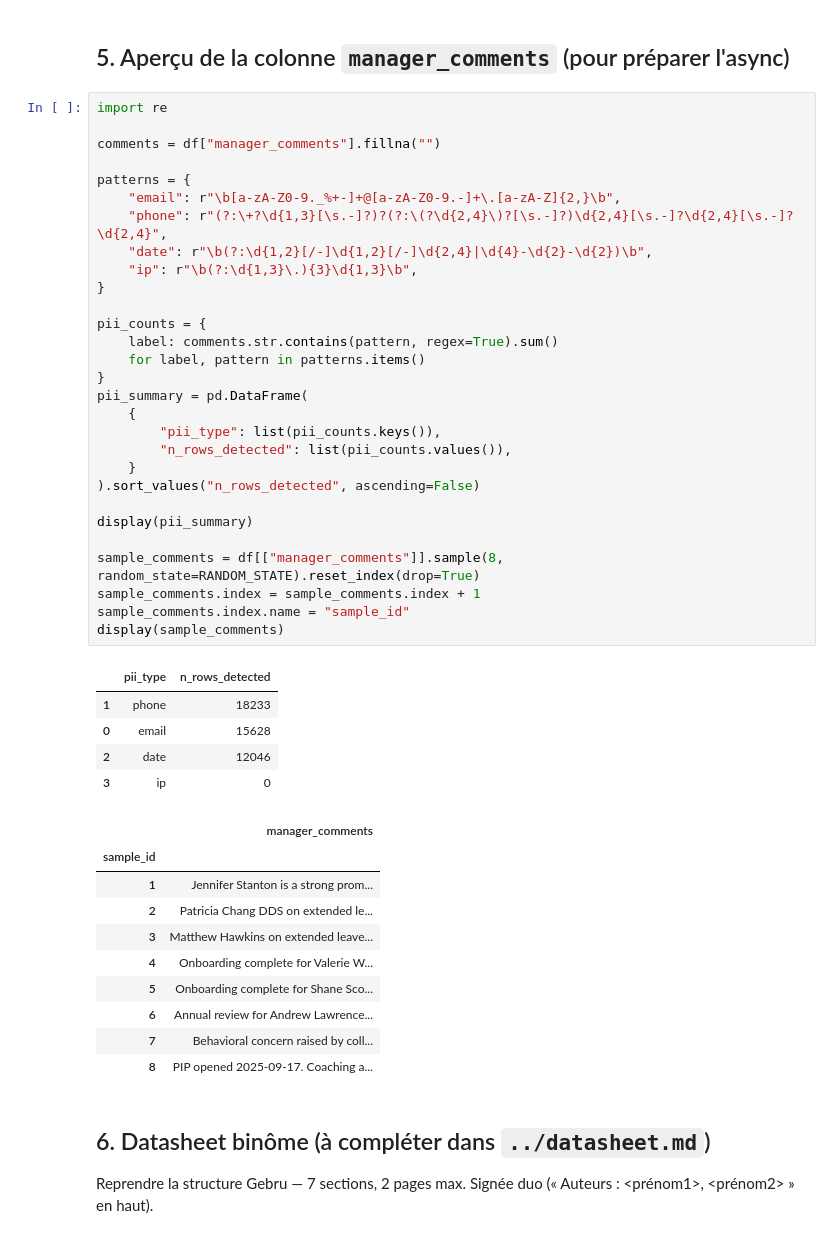
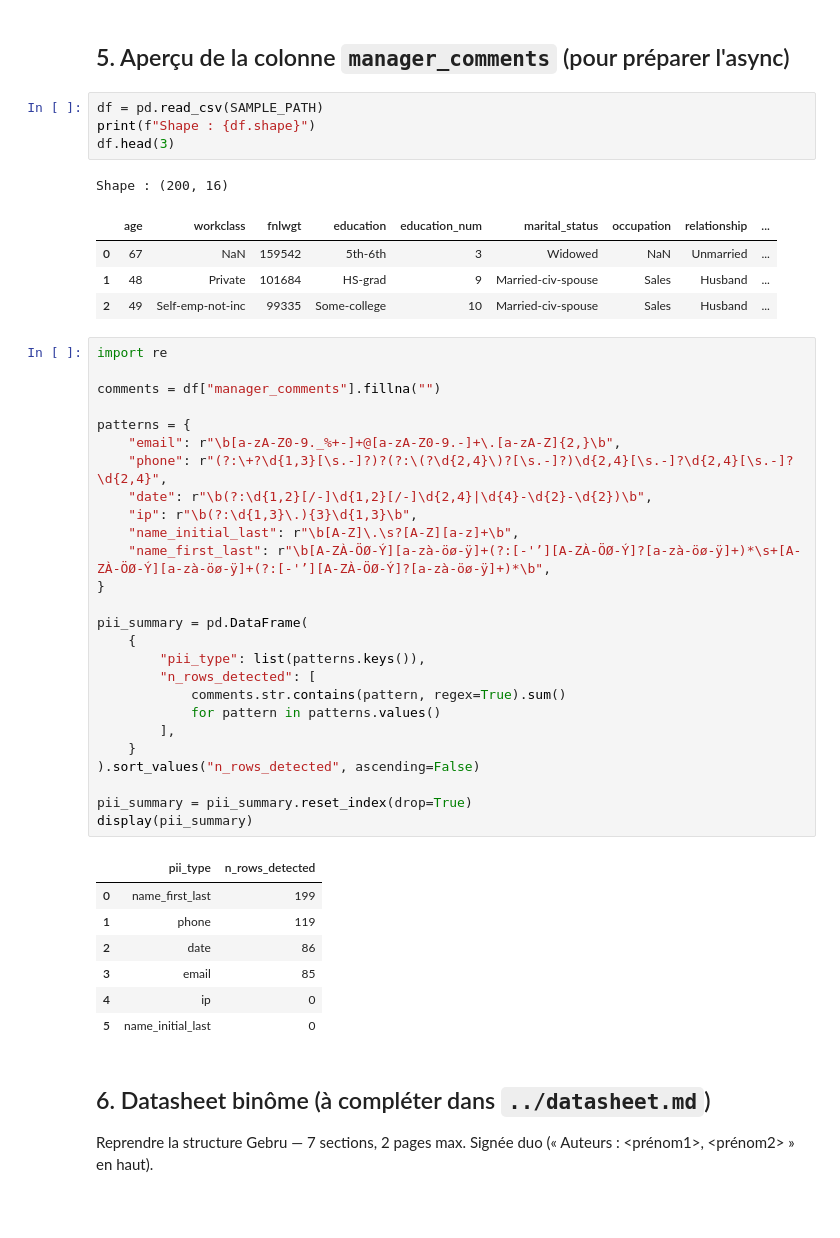
Before and after one commit to Franck-Beugnet/M2-B2-athena-celia-franck, a Jupyter notebook: notebooks/M2-B2_audit_celia_franck.ipynb, the cells around one changed output. Saved outputs shown, nothing was run; the diff lists cells and outputs as text; blank space fills up the shorter version.

Commit message:
task6(exploration): analyse des PII dans managers_comments

```diff
--- a/notebooks/M2-B2_audit_celia_franck.ipynb
+++ b/notebooks/M2-B2_audit_celia_franck.ipynb
@@ -426,51 +426,50 @@ Utiliser `fnlwgt` ou `education_num` comme features peut induire une **discrimin
 > *À recopier dans `../datasheet.md`, section Composition / Risques.*
 # %% [markdown]
 ## 5. Aperçu de la colonne `manager_comments` (pour préparer l'async)
+# %%
+df = pd.read_csv(SAMPLE_PATH)
+print(f"Shape : {df.shape}")
+df.head(3)
+# %% [output]
+Shape : (200, 16)
+|  | age | workclass | fnlwgt | education | education_num | marital_status | occupation | relationship | ... |
+| 0 | 67 | NaN | 159542 | 5th-6th | 3 | Widowed | NaN | Unmarried | ... |
+| 1 | 48 | Private | 101684 | HS-grad | 9 | Married-civ-spouse | Sales | Husband | ... |
+| 2 | 49 | Self-emp-not-inc | 99335 | Some-college | 10 | Married-civ-spouse | Sales | Husband | ... |
 # %%
 import re
 
 comments = df["manager_comments"].fillna("")
 
 patterns = {
     "email": r"\b[a-zA-Z0-9._%+-]+@[a-zA-Z0-9.-]+\.[a-zA-Z]{2,}\b",
     "phone": r"(?:\+?\d{1,3}[\s.-]?)?(?:\(?\d{2,4}\)?[\s.-]?)\d{2,4}[\s.-]?\d{2,4}[\s.-]?\d{2,4}",
     "date": r"\b(?:\d{1,2}[/-]\d{1,2}[/-]\d{2,4}|\d{4}-\d{2}-\d{2})\b",
     "ip": r"\b(?:\d{1,3}\.){3}\d{1,3}\b",
+    "name_initial_last": r"\b[A-Z]\.\s?[A-Z][a-z]+\b",
+    "name_first_last": r"\b[A-ZÀ-ÖØ-Ý][a-zà-öø-ÿ]+(?:[-'’][A-ZÀ-ÖØ-Ý]?[a-zà-öø-ÿ]+)*\s+[A-ZÀ-ÖØ-Ý][a-zà-öø-ÿ]+(?:[-'’][A-ZÀ-ÖØ-Ý]?[a-zà-öø-ÿ]+)*\b",
 }
 
-pii_counts = {
-    label: comments.str.contains(pattern, regex=True).sum()
-    for label, pattern in patterns.items()
-}
 pii_summary = pd.DataFrame(
     {
-        "pii_type": list(pii_counts.keys()),
-        "n_rows_detected": list(pii_counts.values()),
+        "pii_type": list(patterns.keys()),
+        "n_rows_detected": [
+            comments.str.contains(pattern, regex=True).sum()
+            for pattern in patterns.values()
+        ],
     }
 ).sort_values("n_rows_detected", ascending=False)
 
+pii_summary = pii_summary.reset_index(drop=True)
 display(pii_summary)
-
-sample_comments = df[["manager_comments"]].sample(8, random_state=RANDOM_STATE).reset_index(drop=True)
-sample_comments.index = sample_comments.index + 1
-sample_comments.index.name = "sample_id"
-display(sample_comments)
 # %% [output]
 |  | pii_type | n_rows_detected |
-| 1 | phone | 18233 |
-| 0 | email | 15628 |
-| 2 | date | 12046 |
-| 3 | ip | 0 |
+| 0 | name_first_last | 199 |
+| 1 | phone | 119 |
+| 2 | date | 86 |
+| 3 | email | 85 |
+| 4 | ip | 0 |
+| 5 | name_initial_last | 0 |
-|  | manager_comments |
-| sample_id |  |
-| 1 | Jennifer Stanton is a strong prom... |
-| 2 | Patricia Chang DDS on extended le... |
-| 3 | Matthew Hawkins on extended leave... |
-| 4 | Onboarding complete for Valerie W... |
-| 5 | Onboarding complete for Shane Sco... |
-| 6 | Annual review for Andrew Lawrence... |
-| 7 | Behavioral concern raised by coll... |
-| 8 | PIP opened 2025-09-17. Coaching a... |
 # %% [markdown]
 ## 6. Datasheet binôme (à compléter dans `../datasheet.md`)
 
```
